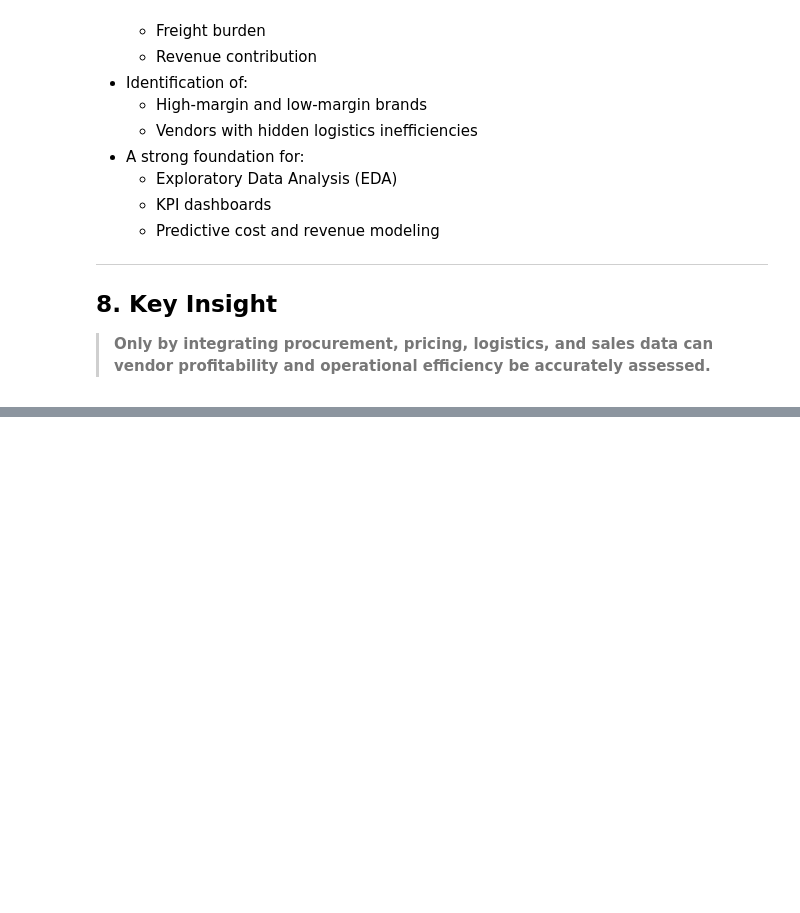
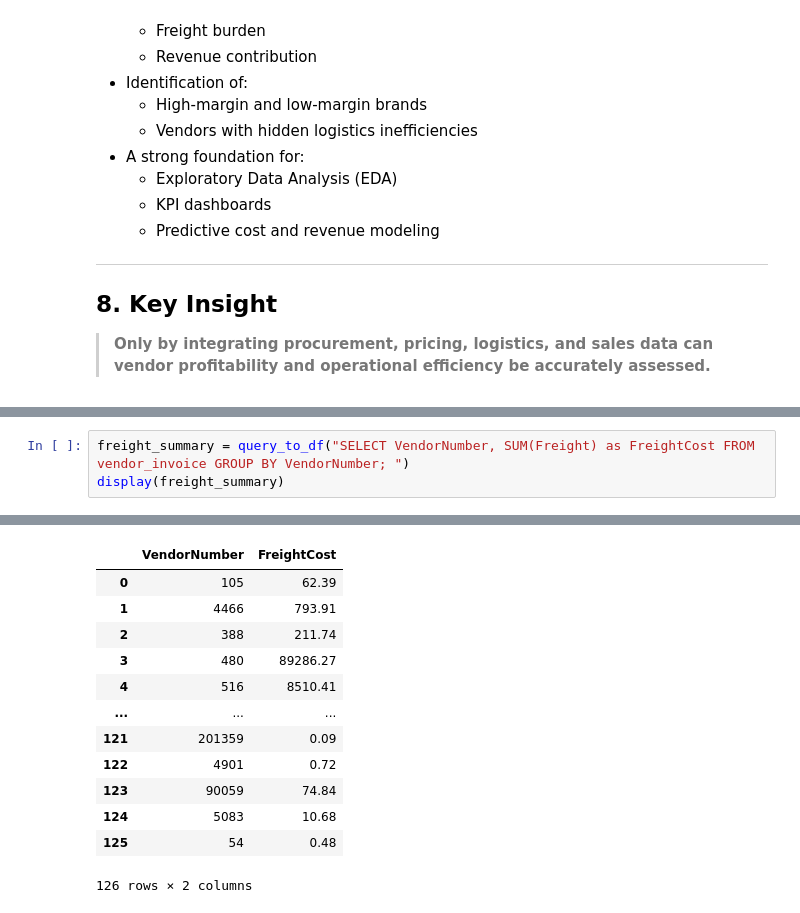
Before and after one commit to Sajal-kanwal/Vendor-Performance-Analysis, a Jupyter notebook: eda.ipynb, the cells around one changed output, grey strips where cells are left out. Drawn from its saved outputs; the diff is of its cells as text; blank space fills up the shorter version.

```diff
--- a/eda.ipynb
+++ b/eda.ipynb
@@ -210,0 +242,4 @@ Creating a unified summary table enables:
+# %%
+freight_summary = query_to_df("SELECT VendorNumber, SUM(Freight) as FreightCost FROM vendor_invoice GROUP BY VendorNumber; ")
+display(freight_summary)
+# %% [output]
@@ -210,0 +247,13 @@ Creating a unified summary table enables:
+|  | VendorNumber | FreightCost |
+| 0 | 105 | 62.39 |
+| 1 | 4466 | 793.91 |
+| 2 | 388 | 211.74 |
+| 3 | 480 | 89286.27 |
+| 4 | 516 | 8510.41 |
+| ... | ... | ... |
+| 121 | 201359 | 0.09 |
+| 122 | 4901 | 0.72 |
+| 123 | 90059 | 74.84 |
+| 124 | 5083 | 10.68 |
+| 125 | 54 | 0.48 |
+126 rows × 2 columns
```
Also changed, not shown: parts of 25 cells of this notebook.
